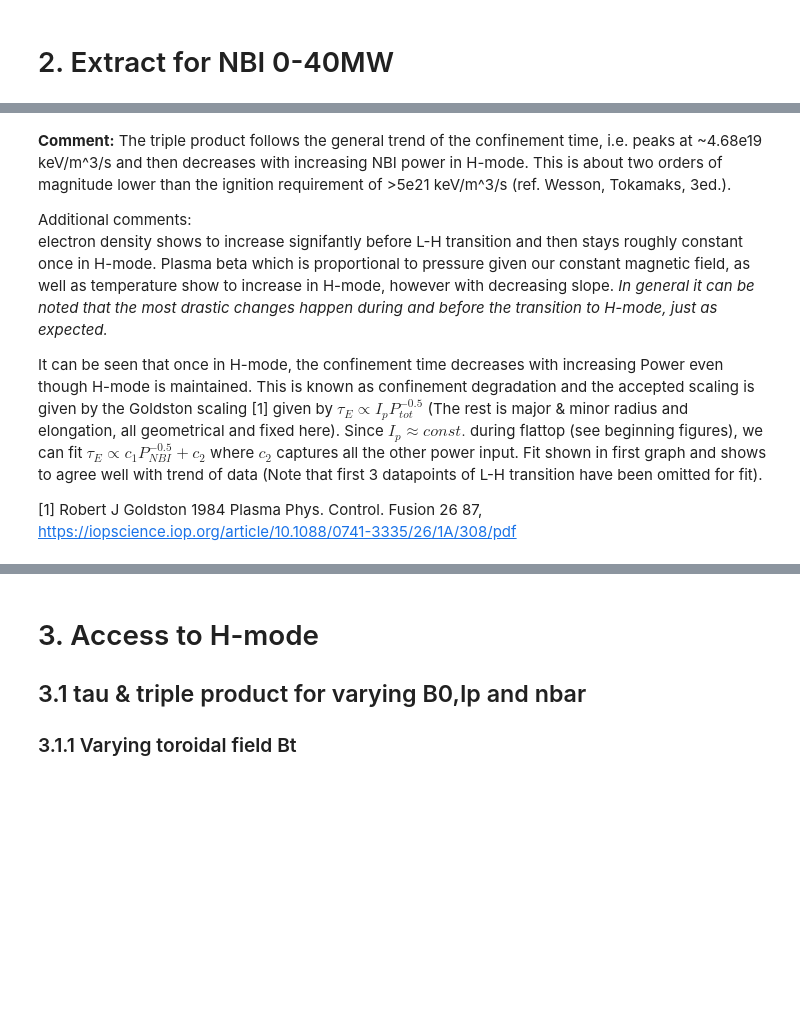
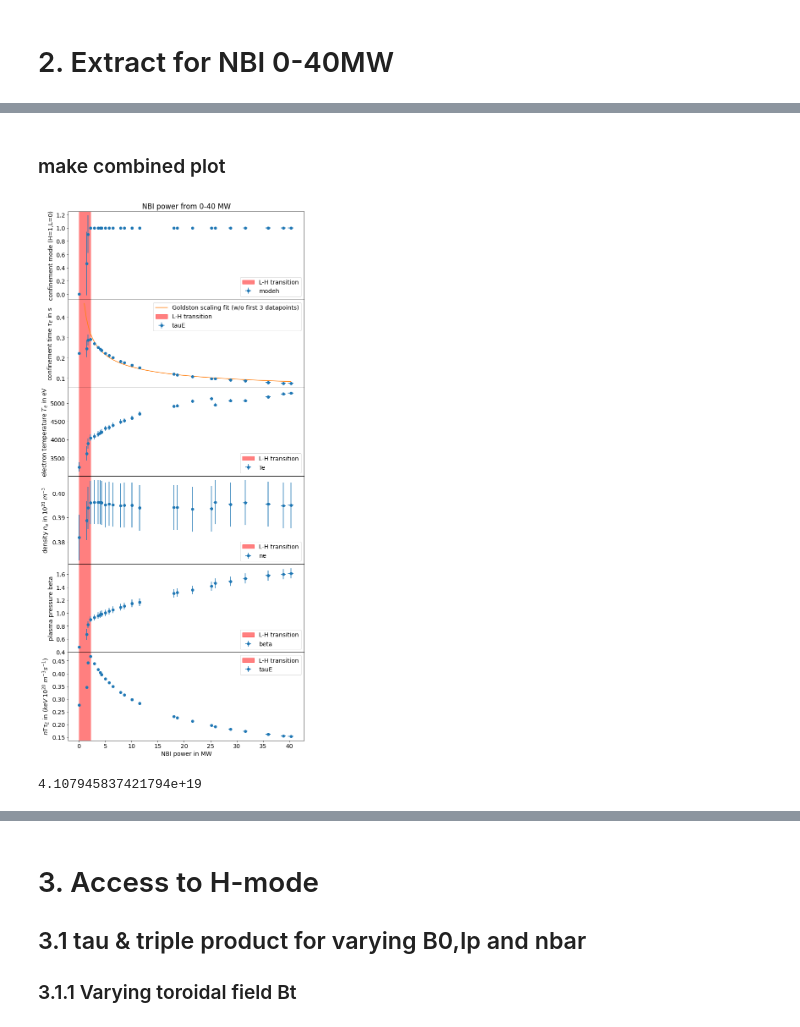
Before and after one commit to tobiasschuett/mcf-lab, a Jupyter notebook: metis/metis_analysis2.ipynb, the cells around one changed output, grey strips where cells are left out. Saved outputs shown, nothing was run; the diff lists cells and outputs as text; code cells hidden in the pictures; blank space fills up the shorter version.

```diff
--- a/metis/metis_analysis2.ipynb
+++ b/metis/metis_analysis2.ipynb
@@ -162,12 +81,2 @@ max(triple[:,0])
-# %% [markdown]
-**Comment:** The triple product follows the general trend of the confinement time, i.e. peaks at ~4.68e19 keV/m^3/s and then decreases with increasing NBI power in H-mode. This is about two orders of magnitude lower than the ignition requirement of >5e21 keV/m^3/s (ref. Wesson, Tokamaks, 3ed.). <br>
-
-Additional comments: <br>
-electron density shows to increase signifantly before L-H transition and then stays roughly constant once in H-mode. Plasma beta which is proportional to pressure given our constant magnetic field, as well as temperature show to increase in H-mode, however with decreasing slope. <i>In general it can be noted that the most drastic changes happen during and before the transition to H-mode, just as expected. </i>
-
-It can be seen that once in H-mode, the confinement time decreases with increasing Power even though H-mode is maintained. This is known as confinement degradation and the accepted scaling is given by the Goldston scaling [1]
-given by $\tau_E \propto I_p P_{tot}^{-0.5}$ (The rest is major & minor radius and elongation, all geometrical and fixed here). Since $I_p \approx const.$ during flattop (see beginning figures), we can fit $\tau_E \propto c_1 P_{NBI}^{-0.5} + c_2$ where $c_2$ captures all the other power input. Fit shown in first graph and shows to agree well with trend of data (Note that first 3 datapoints of L-H transition have been omitted for fit).
-
-
-
-[1] Robert J Goldston 1984 Plasma Phys. Control. Fusion 26 87, https://iopscience.iop.org/article/10.1088/0741-3335/26/1A/308/pdf
+# %% [markdown]
+### make combined plot
@@ -173,0 +118,48 @@ given by $\tau_E \propto I_p P_{tot}^{-0.5}$ (The rest is major & minor radius a
+# %%
+#bigplot
+x = nbi_exp_nbi*1e-6
+y1 = nbi_exp_modeh
+y2 = nbi_exp_tauE
+y3 = nbi_exp_Te
+y4 = nbi_exp_ne*1e-20
+y5 = nbi_exp_beta
+y6 = nbi_exp_ne*1e-20*nbi_exp_Te*1e-3*nbi_exp_tauE
+LH = findLH2(x,y1)
+
+fig = plt.figure(figsize=(10,23))
+gs = fig.add_gridspec(6, hspace=0)
+axs = gs.subplots(sharex=True, sharey=False)
+
+nbiii = np.linspace(1,max(x[:,0]),100)
+xx,yy2 = sort(x[:,0],y2[:,0])
+poptGoldston, covGoldston = curve_fit(GoldstonScaling,xx[3:],yy2[3:],p0=[0.1,0])
+
+axs[0].errorbar(x[:,0],y1[:,0],xerr=x[:,1],yerr=y1[:,1],fmt='o',label="modeh")
+axs[1].errorbar(x[:,0],y2[:,0],xerr=x[:,1],yerr=y2[:,1],fmt='o',label="tauE")
+axs[1].plot(nbiii,GoldstonScaling(nbiii,poptGoldston[0],poptGoldston[1]),
+         label="Goldston scaling fit (w/o first 3 datapoints)")
+axs[2].errorbar(x[:,0],y3[:,0],xerr=x[:,1],yerr=y3[:,1],fmt='o',label="Te")
+axs[3].errorbar(x[:,0],y4[:,0],xerr=x[:,1],yerr=y4[:,1],fmt='o',label="ne")
+axs[4].errorbar(x[:,0],y5[:,0],xerr=x[:,1],yerr=y5[:,1],fmt='o',label="beta")
+axs[5].errorbar(x[:,0],y6[:,0],xerr=x[:,1],yerr=y6[:,1],fmt='o',label="tauE")
+axs[5].set_xlabel("NBI power in MW")
+axs[0].set_title("NBI power from 0-40 MW")
+
+ylabels = ["confinement mode (H=1,L=0)",r"confinement time $\tau_E$ in s",r"electron temperature $T_e$ in eV",
+           r"density $n_e$ in $10^{20}\;m^{-3}$","plasma pressure beta",r"$nT\tau_E$ in $(keV\;10^{20}\;m^{-3}s^{-1})$"]
+leglocs = ["lower right","upper right","lower right","lower right","lower right","upper right"]
+
+for i in range(len(axs)):
+    ax = axs[i]
+    ax.axvspan(xmin=LH[0],xmax=LH[1],color="red",alpha=0.5,label="L-H transition")
+    ax.label_outer()
+    ax.legend(loc=leglocs[i])
+    ax.set_ylabel(ylabels[i])
+
+#plt.savefig("plots/NBIcombined.pdf")
+# %% [output]
+[figure, added]
+# %%
+max(triple[:,0])
+# %% [output]
+4.107945837421794e+19
```
Also changed, not shown: parts of 47 cells of this notebook, 12 other files.
